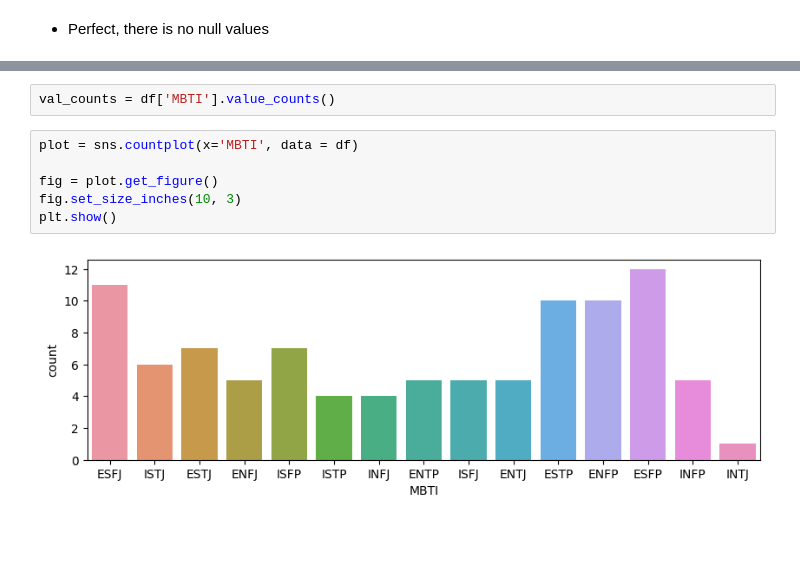
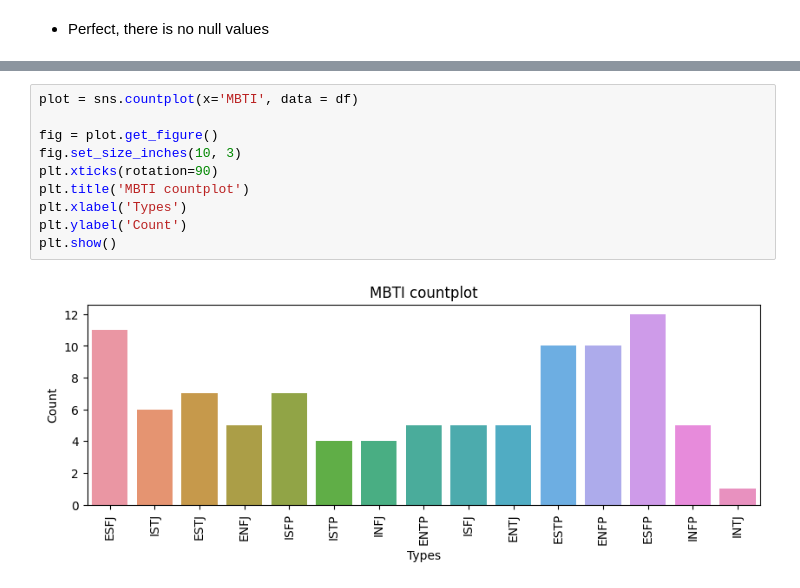
Before and after one commit to ortizfram/Correlation-Posture-VS-Personality-Trait, a Jupyter notebook: correlation.ipynb, the cells around one changed output, grey strips where cells are left out. Saved outputs shown, nothing was run; the diff lists cells and outputs as text; blank space fills up the shorter version.

Commit message:
perfect sns countplot for mbti types

```diff
--- a/correlation.ipynb
+++ b/correlation.ipynb
@@ -101,13 +101,15 @@ dtype: int64
 - Perfect, there is no null values
 # %% [markdown]
 ![download.png](attachment:8cf7e28f-2e0c-4c3e-80d3-ec625a3d1195.png)
-# %%
-val_counts = df['MBTI'].value_counts()
 # %%
 plot = sns.countplot(x='MBTI', data = df)
 
 fig = plot.get_figure()
 fig.set_size_inches(10, 3)
+plt.xticks(rotation=90)
+plt.title('MBTI countplot')
+plt.xlabel('Types')
+plt.ylabel('Count')
 plt.show()
 # %% [output]
-[figure, old version]
+[figure, new version]
```
